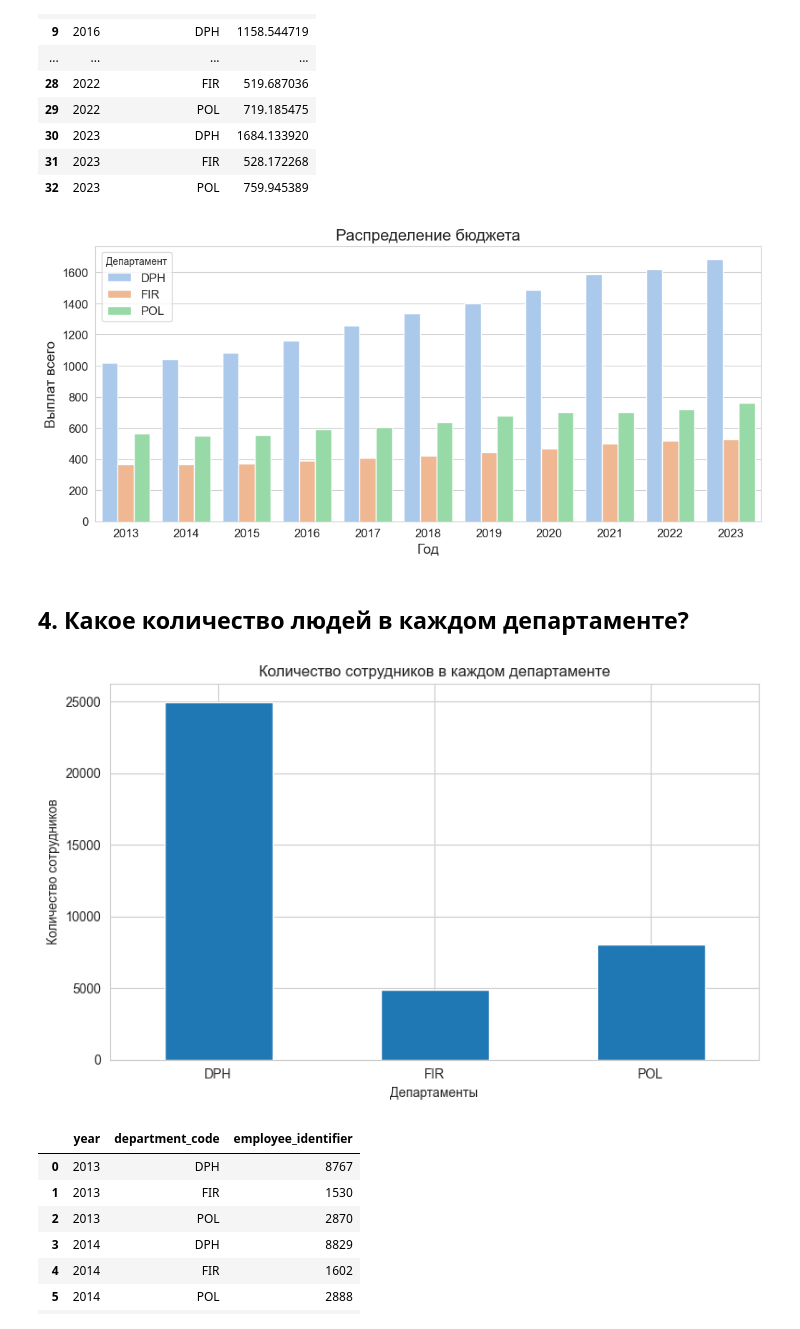
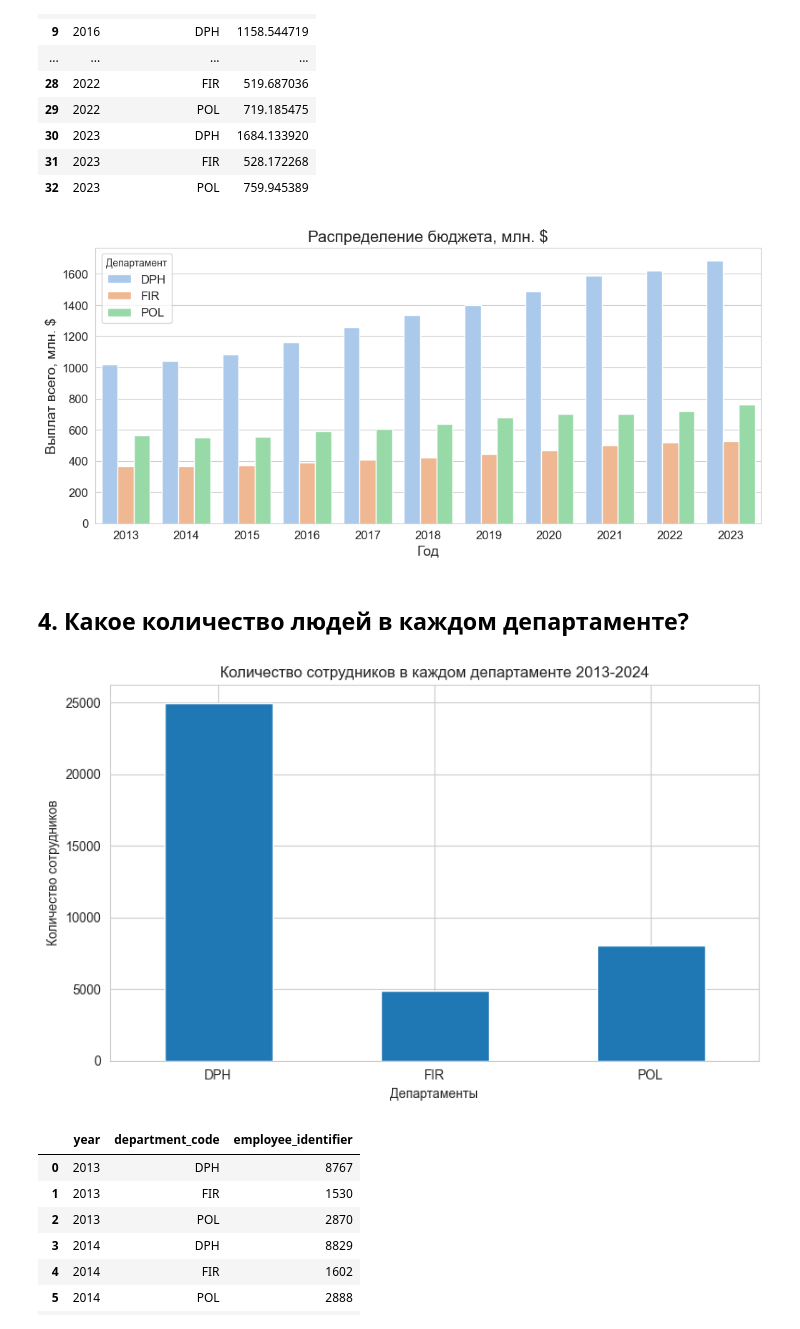
Before and after one commit to temasty/Project, a Jupyter notebook: Untitled3.ipynb, the cells around one changed output. Drawn from its saved outputs; the diff is of its cells as text; code cells hidden in the pictures.

```diff
--- a/Untitled3.ipynb
+++ b/Untitled3.ipynb
@@ -257,30 +258,31 @@ total_values_by_year
 # %%
 sns.set_style("whitegrid")
 plt.figure(figsize=(12, 5))
 sns.barplot(x='year', y='final_budget', hue='department_code', data=total_values_by_year, palette='pastel')
-plt.title('Распределение бюджета', fontsize=16)
+plt.title('Распределение бюджета, млн. $', fontsize=16)
 plt.xlabel('Год', fontsize=14)
-plt.ylabel('Выплат всего', fontsize=14)
+plt.ylabel('Выплат всего, млн. $', fontsize=14)
 plt.legend(title='Департамент', fontsize=12)
 plt.xticks(fontsize=12)
 plt.yticks(fontsize=12)
 plt.savefig('final_budget.jpg')
 plt.show()
 # %% [output]
-[figure, old version]
+[figure, new version]
 # %% [markdown]
 ## 4.	Какое количество людей в каждом департаменте?
 # %%
 plt.figure(figsize=(8, 5))
 df.groupby('department_code')['employee_identifier'].nunique().plot(kind='bar', rot=0)
-plt.title('Количество сотрудников в каждом департаменте')
+plt.title('Количество сотрудников в каждом департаменте 2013-2024')
 plt.xlabel('Департаменты')
 plt.ylabel('Количество сотрудников')
 plt.grid(True)
 plt.tight_layout()
+plt.savefig('people_qnt_all.jpg')
 plt.show()
 # %% [output]
-[figure, old version]
+[figure, new version]
 # %%
 people_qnt = df.groupby(by=['year', 'department_code'])['employee_identifier'].nunique()
 people_qnt = people_qnt.reset_index()
```
Also changed, not shown: parts of 11 cells of this notebook.
